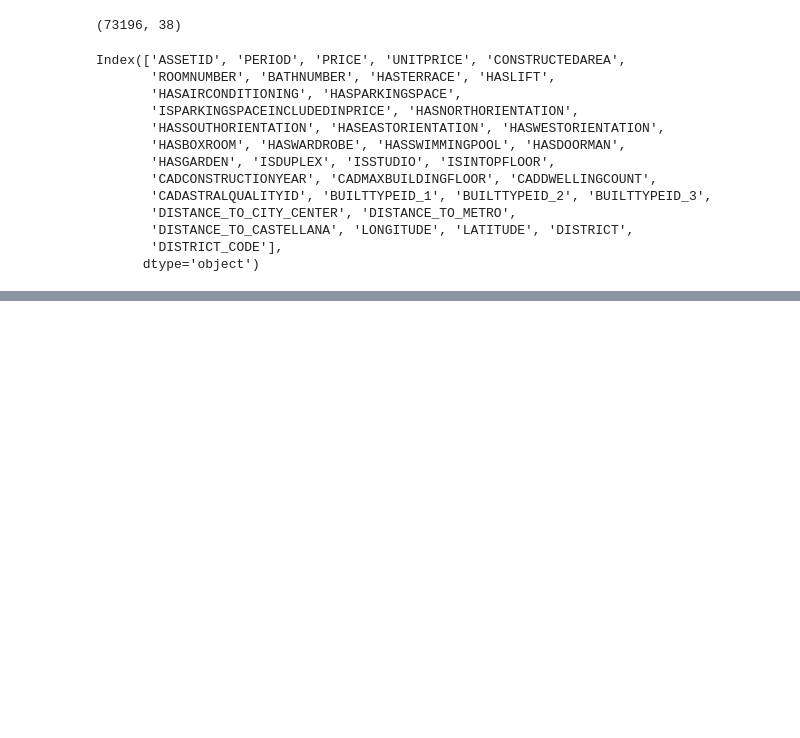
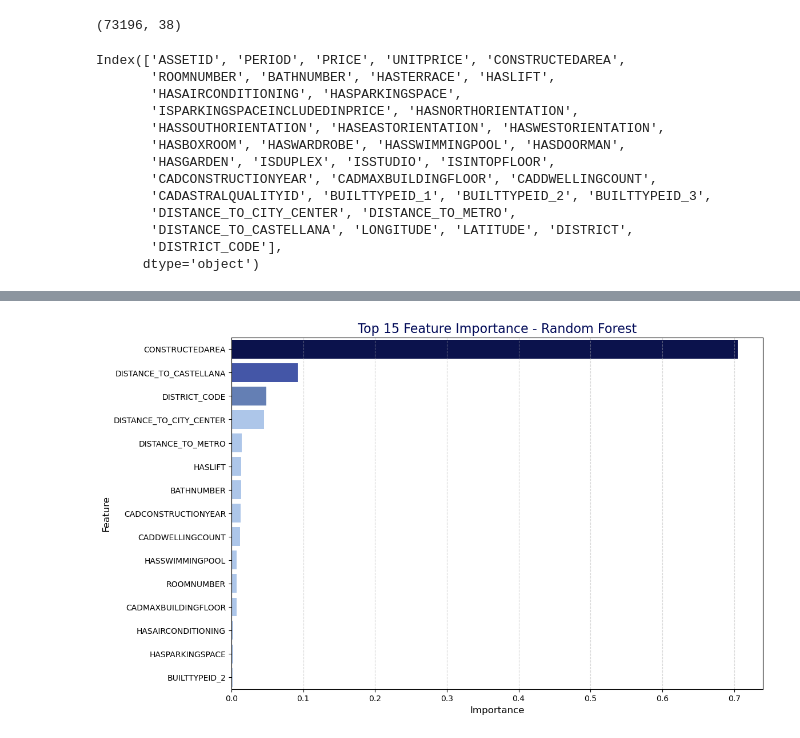
Before and after one commit to Marinaparragonz/Rental-Price-Recommendation-System-in-Madrid-using-Machine-Learning, a Jupyter notebook: Random_Forest.ipynb, the cells around one changed output, grey strips where cells are left out. Drawn from its saved outputs; the diff is of its cells as text; code cells hidden in the pictures; blank space fills up the shorter version.

```diff
--- a/Random_Forest.ipynb
+++ b/Random_Forest.ipynb
@@ -111,0 +101,81 @@ R²: 0.9281
+# %%
+import pandas as pd
+import numpy as np
+from sklearn.ensemble import RandomForestRegressor
+from sklearn.preprocessing import StandardScaler
+import matplotlib.pyplot as plt
+import seaborn as sns
+
+# ----------------------------
+# 1️⃣ Preparar datos
+# ----------------------------
+features = [
+    'CONSTRUCTEDAREA', 'ROOMNUMBER', 'BATHNUMBER',
+    'HASTERRACE', 'HASLIFT', 'HASAIRCONDITIONING', 'HASGARDEN',
+    'HASPARKINGSPACE', 'HASBOXROOM', 'HASWARDROBE', 'HASDOORMAN',
+    'HASSWIMMINGPOOL', 'ISDUPLEX', 'ISSTUDIO', 'ISINTOPFLOOR',
+    'HASNORTHORIENTATION', 'HASSOUTHORIENTATION',
+    'HASEASTORIENTATION', 'HASWESTORIENTATION',
+    'DISTANCE_TO_CITY_CENTER', 'DISTANCE_TO_METRO', 'DISTANCE_TO_CASTELLANA',
+    'CADCONSTRUCTIONYEAR', 'CADMAXBUILDINGFLOOR', 'CADDWELLINGCOUNT',
+    'BUILTTYPEID_1', 'BUILTTYPEID_2', 'BUILTTYPEID_3', 'DISTRICT_CODE'
+]
+
+X = data[features]
+y = data['PRICE']  # Ajusta al nombre de tu variable objetivo
+
+# Escalamos variables continuas para ayudar al modelo (opcional)
+scaler = StandardScaler()
+X_scaled = scaler.fit_transform(X)
+
+# ----------------------------
+# 2️⃣ Entrenar Random Forest varias veces
+# ----------------------------
+importances_list = []
+seeds = [0, 42, 100, 2024]
+
+for seed in seeds:
+    rf = RandomForestRegressor(
+        n_estimators=300,
+        max_depth=None,
+        random_state=seed,
+        n_jobs=-1
+    )
+    rf.fit(X_scaled, y)
+    importances_list.append(rf.feature_importances_)
+
+# Promedio de importancias
+avg_importances = np.mean(importances_list, axis=0)
+
+# Crear DataFrame ordenado
+importance_df = pd.DataFrame({
+    'Feature': features,
+    'Importance': avg_importances
+}).sort_values(by='Importance', ascending=False)
+
+# ----------------------------
+# 3️⃣ Visualización bonita
+# ----------------------------
+top_15 = importance_df.head(15)
+
+plt.figure(figsize=(12, 8))
+sns.barplot(
+    x='Importance',
+    y='Feature',
+    data=top_15,
+    palette=['#000957', '#344CB7', '#577BC1'] + ['#A3C4F3']*(len(top_15)-3)
+)
+
+plt.title('Top 15 Feature Importance - Random Forest', fontsize=16, color='#000957')
+plt.xlabel('Importance', fontsize=12)
+plt.ylabel('Feature', fontsize=12)
+plt.grid(axis='x', linestyle='--', alpha=0.5)
+plt.show()
+
+
+# ----------------------------
+# 4️⃣ Top 15 Features
+# ----------------------------
+print("🔹 Top 15 variables más importantes:")
+print(importance_df.head(15))
+# %% [output]
@@ -111,0 +185 @@ R²: 0.9281
+[figure, added]
```
Also changed, not shown: parts of 11 cells of this notebook, 12 other files.
